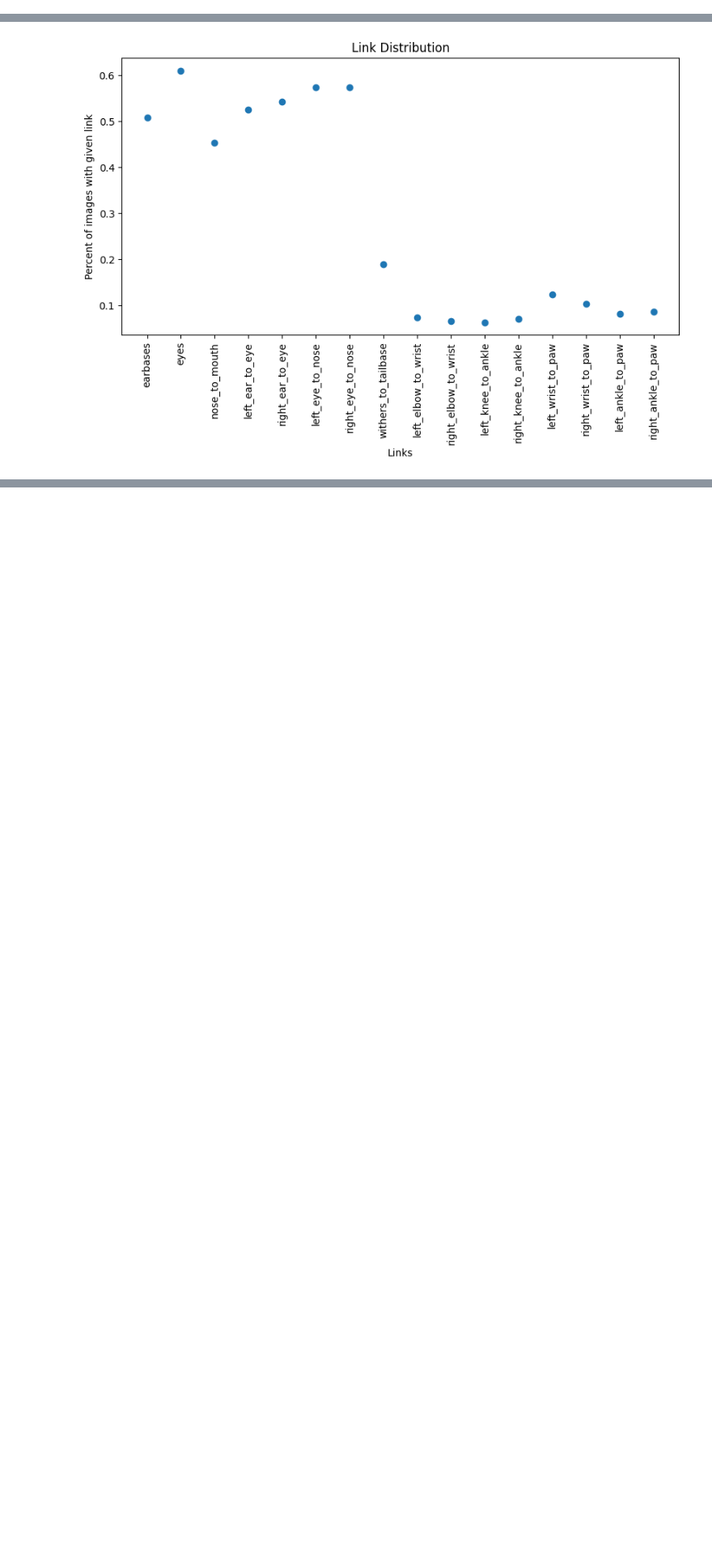
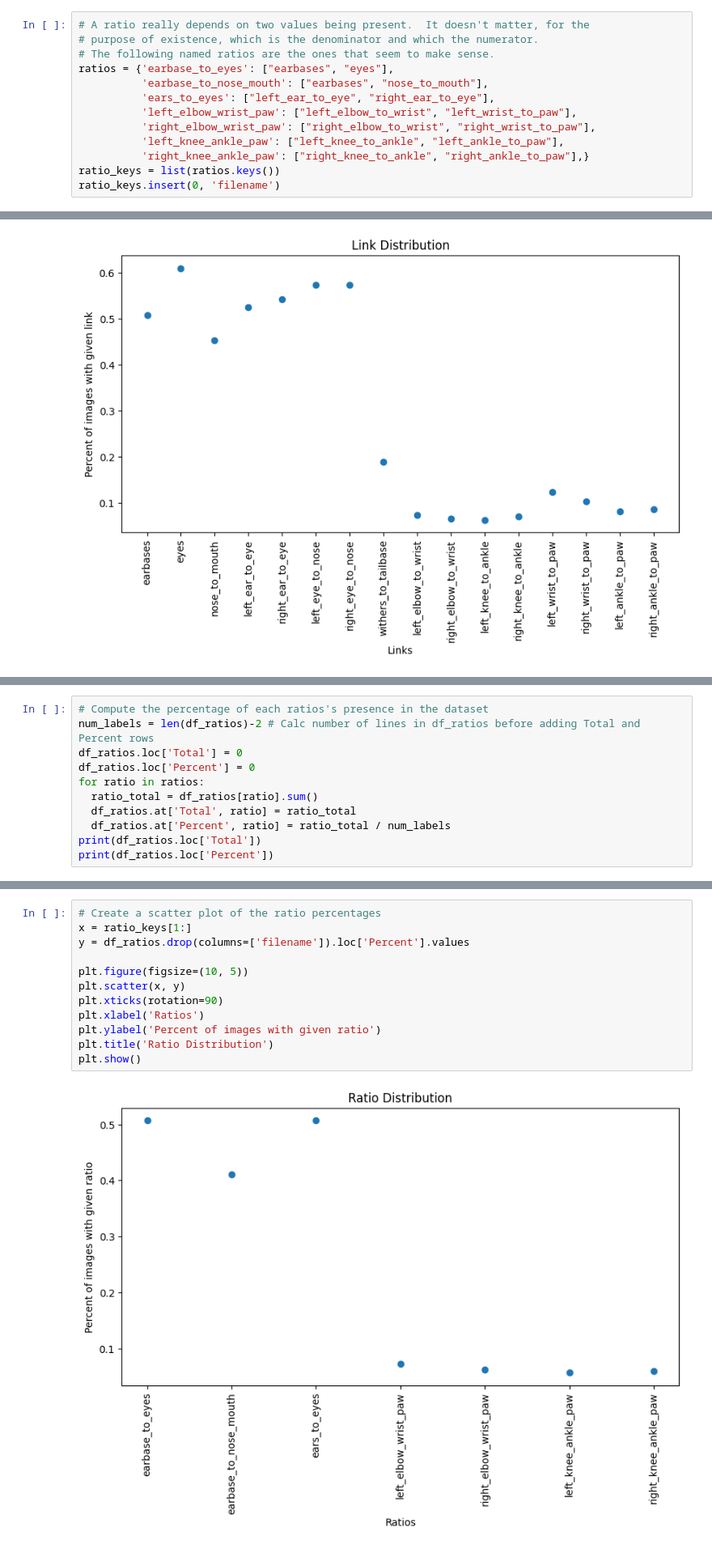
Before and after one commit to pcashman21/feral-cat-census, a Jupyter notebook: analyze_keypoint_distribution.ipynb, the cells around one changed output, grey strips where cells are left out. Shown at 81% size. Saved outputs shown, nothing was run; the diff lists cells and outputs as text; blank space fills up the shorter version.

Commit message:
Complete calculation of ratios from links

```diff
--- a/analyze_keypoint_distribution.ipynb
+++ b/analyze_keypoint_distribution.ipynb
@@ -90,6 +88,19 @@ links = {'earbases': ["left_earbase", "right_earbase"],
          'right_ankle_to_paw': ["right_ankle", "right_rear_paw"]}
 link_keys = list(links.keys())
 link_keys.insert(0, 'filename')
+# %%
+# A ratio really depends on two values being present.  It doesn't matter, for the
+# purpose of existence, which is the denominator and which the numerator.
+# The following named ratios are the ones that seem to make sense.
+ratios = {'earbase_to_eyes': ["earbases", "eyes"],
+          'earbase_to_nose_mouth': ["earbases", "nose_to_mouth"],
+          'ears_to_eyes': ["left_ear_to_eye", "right_ear_to_eye"],
+          'left_elbow_wrist_paw': ["left_elbow_to_wrist", "left_wrist_to_paw"],
+          'right_elbow_wrist_paw': ["right_elbow_to_wrist", "right_wrist_to_paw"],
+          'left_knee_ankle_paw': ["left_knee_to_ankle", "left_ankle_to_paw"],
+          'right_knee_ankle_paw': ["right_knee_to_ankle", "right_ankle_to_paw"],}
+ratio_keys = list(ratios.keys())
+ratio_keys.insert(0, 'filename')
 # %%
 def parse_yolo_label_file(file_path):
   """
@@ -270,0 +298,11 @@ plt.show()
+# %%
+# Compute the percentage of each ratios's presence in the dataset
+num_labels = len(df_ratios)-2 # Calc number of lines in df_ratios before adding Total and Percent rows
+df_ratios.loc['Total'] = 0
+df_ratios.loc['Percent'] = 0
+for ratio in ratios:
+  ratio_total = df_ratios[ratio].sum()
+  df_ratios.at['Total', ratio] = ratio_total
+  df_ratios.at['Percent', ratio] = ratio_total / num_labels
+print(df_ratios.loc['Total'])
+print(df_ratios.loc['Percent'])
@@ -270,0 +328,14 @@ plt.show()
+# %%
+# Create a scatter plot of the ratio percentages
+x = ratio_keys[1:]
+y = df_ratios.drop(columns=['filename']).loc['Percent'].values
+
+plt.figure(figsize=(10, 5))
+plt.scatter(x, y)
+plt.xticks(rotation=90)
+plt.xlabel('Ratios')
+plt.ylabel('Percent of images with given ratio')
+plt.title('Ratio Distribution')
+plt.show()
+# %% [output]
+[figure, added]
```
Also changed, not shown: parts of 7 cells of this notebook.
